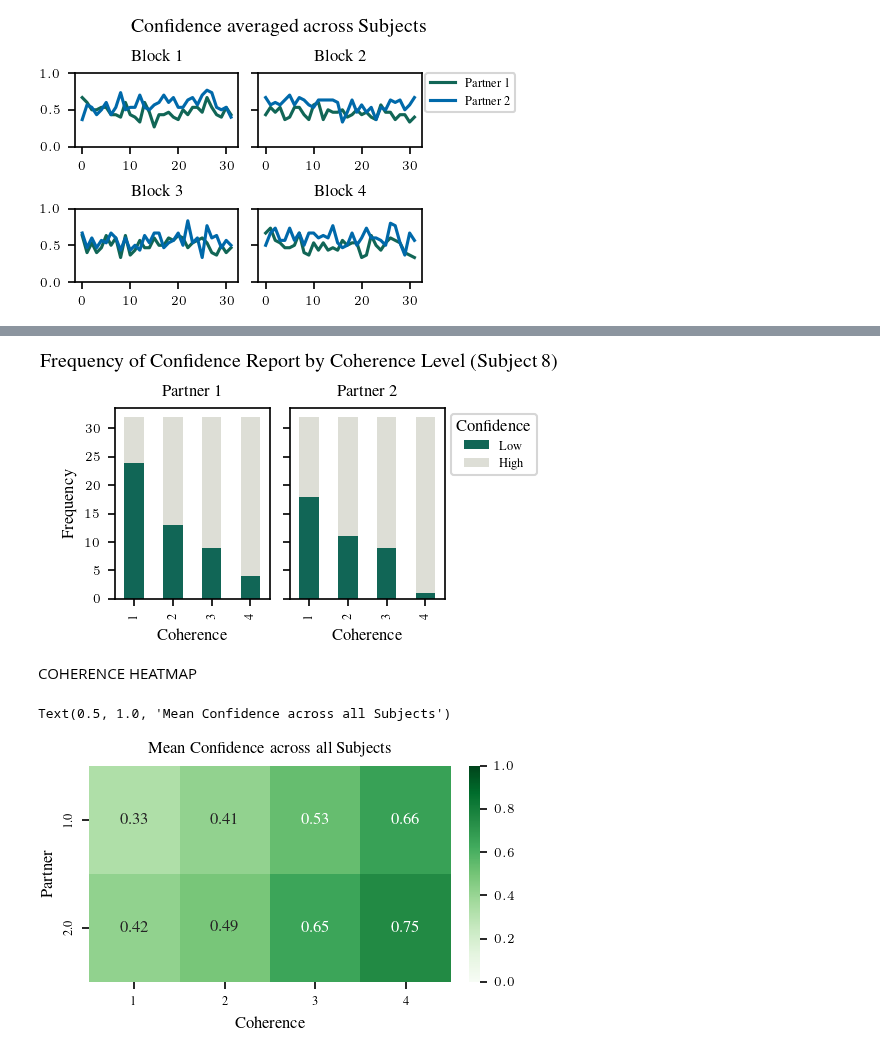
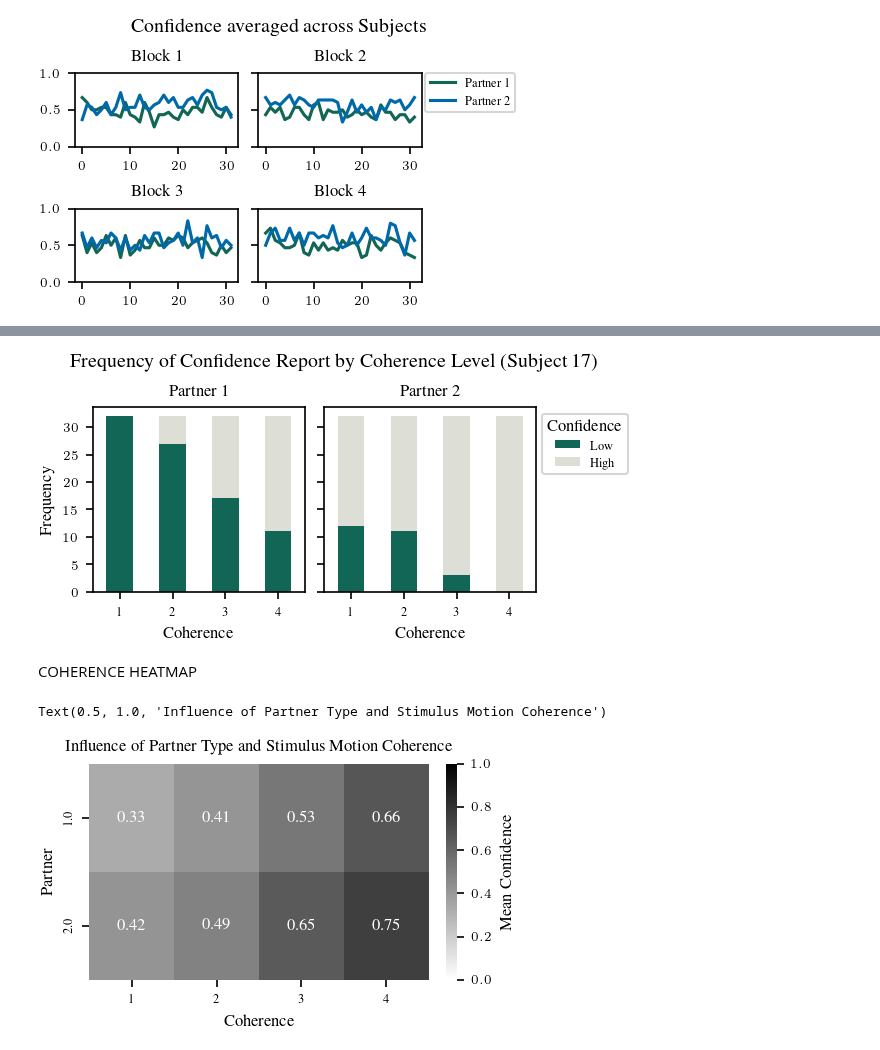
Before and after one commit to meikeoschmann/disRNN-conf-match, a Jupyter notebook: CogModelingRNNsTutorial/plot_subject_choices.ipynb, the cells around one changed output, grey strips where cells are left out. Cells and saved outputs as stored; diff of their text form; code cells hidden in the pictures.

```diff
--- a/CogModelingRNNsTutorial/plot_subject_choices.ipynb
+++ b/CogModelingRNNsTutorial/plot_subject_choices.ipynb
@@ -126,0 +255,33 @@ plt.show()
+# %%
+
+fig, axs = plt.subplots(1,4, sharey = True, figsize=(4,2))
+plt.rcParams.update(figsizes.icml2022_half(nrows=2, ncols=4))
+plt.rcParams.update(fontsizes.icml2022())
+fig.suptitle('Trajectory of Confidence Report by Partner Type and Blocks')
+subject = 17
+### BLOCK 1 ###
+axs[0].plot(df_1_1[df_1_1['subject'] == subject].groupby('trial')['Sreport'].mean().rolling(3).mean(), color=rgb.mps_green, label='Partner 1')
+axs[0].plot(df_2_1[df_2_1['subject'] == subject].groupby('trial')['Sreport'].mean().rolling(3).mean(), color=rgb.tue_blue, label='Partner 2')
+axs[0].set_title('Block 1')
+axs[0].set_ylabel('Mean Confidence')
+axs[0].set_xticks([1, 32, 64], labels=['0', '16', '32'])
+axs[0].set_xlabel('Trial')
+
+### BLOCK 2 ###
+axs[1].plot(df_1_2[df_1_2['subject'] == subject].groupby('trial')['Sreport'].mean().rolling(3).mean(), color=rgb.mps_green, label='Partner 1')
+axs[1].plot(df_2_2[df_2_2['subject'] == subject].groupby('trial')['Sreport'].mean().rolling(3).mean(), color=rgb.tue_blue, label='Partner 2')
+axs[1].set_title('Block 2')
+axs[1].set_xticks([64, 96, 128], labels=['0', '16', '32'])
+
+### BLOCK 3 ###
+axs[2].plot(df_1_3[df_1_3['subject'] == subject].groupby('trial')['Sreport'].mean().rolling(3).mean(), color=rgb.mps_green, label='Partner 1')
+axs[2].plot(df_2_3[df_2_3['subject'] == subject].groupby('trial')['Sreport'].mean().rolling(3).mean(), color=rgb.tue_blue, label='Partner 2')
+axs[2].set_title('Block 3')
+axs[2].set_xticks([128, 160, 192], labels=['0', '16', '32'])
+
+### BLOCK 4 ###
+axs[3].plot(df_2_4[df_2_4['subject'] == subject].groupby('trial')['Sreport'].mean().rolling(3).mean(), color=rgb.tue_blue, label='Partner 2')
+axs[3].plot(df_1_4[df_1_4['subject'] == subject].groupby('trial')['Sreport'].mean().rolling(3).mean(), color=rgb.mps_green, label='Partner 1')
+axs[3].set_title('Block 4')
+axs[3].set_xticks([192, 224, 256], labels=['0', '16', '32'])
+axs[3].legend(bbox_to_anchor=(1.02, 1), loc='upper left', borderaxespad=0)
@@ -127,46 +350,50 @@ plt.show()
 # %%
+
+plt.rcParams.update(figsizes.icml2022_half(nrows=1, ncols=2))
 # Filter for a specific subject
-subject = 8
+subject = 17
 subject_df = df[df['subject'] == subject]
 subject_df_1 = df_1[df_1['subject'] == subject]
 subject_df_2 = df_2[df_2['subject'] == subject]
 
 # Calculate frequencies of each combination of theta_rescaled and Sreport
 counts_1 = subject_df_1.groupby(['theta_rescaled', 'Sconfidence']).size().unstack(fill_value=0)
 counts_2 = subject_df_2.groupby(['theta_rescaled', 'Sconfidence']).size().unstack(fill_value=0)
 
 # Plotting
-fig, ax = plt.subplots(1,2, sharey=True)
+fig, ax = plt.subplots(1,2, sharey=True, figsize=(4,2))
 counts_1.plot(kind='bar', stacked=True, ax=ax[0], color=[rgb.mps_green, rgb.mps_gray])
 counts_2.plot(kind='bar', stacked=True, ax=ax[1], color=[rgb.mps_green, rgb.mps_gray])
 
-# Customizing plot
 ax[0].set_xlabel('Coherence')
+ax[0].tick_params(axis='x', labelrotation=0)
 ax[1].set_xlabel('Coherence')
+ax[1].tick_params(axis='x', labelrotation=0)
 ax[0].set_ylabel('Frequency')
 ax[0].set_title('Partner 1')
 ax[1].set_title('Partner 2')
 ax[1].legend(title='Confidence', bbox_to_anchor=(1, 1), loc='upper left', labels=['Low', 'High'])
 ax[0].get_legend().remove()
 plt.suptitle(f'Frequency of Confidence Report by Coherence Level (Subject {subject})')
 
 plt.show()
 # %% [output]
-[figure, old version]
+[figure, new version]
 # %% [markdown]
 COHERENCE HEATMAP
 # %%
 ### ALL SUBJECTS ###
 
 plt.rcParams.update(figsizes.icml2022_half(nrows=1, ncols=1))### ALL SUBJECTS ###
+plt.rcParams.update(fontsizes.icml2022())
 
-ax = sns.heatmap(pd.pivot_table(df, index='type', columns='theta_rescaled', values='Sconfidence', aggfunc=np.mean), cmap='Greens', annot=True, fmt=".2f", vmin=0, vmax=1)
+ax = sns.heatmap(pd.pivot_table(df, index='type', columns='theta_rescaled', values='Sconfidence', aggfunc=np.mean), cmap='binary', annot=True, fmt=".2f", vmin=0, vmax=1, cbar_kws={'label': 'Mean Confidence'})
 # change labels
 plt.xlabel('Coherence')
 plt.ylabel('Partner')
-plt.title('Mean Confidence across all Subjects')
+plt.title('Influence of Partner Type and Stimulus Motion Coherence')
 # %% [output]
-Text(0.5, 1.0, 'Mean Confidence across all Subjects')
+Text(0.5, 1.0, 'Influence of Partner Type and Stimulus Motion Coherence')
-[figure, old version]
+[figure, new version]
 # %%
 ### SINGLE SUBJECT ###
```
Also changed, not shown: parts of 10 cells of this notebook.
